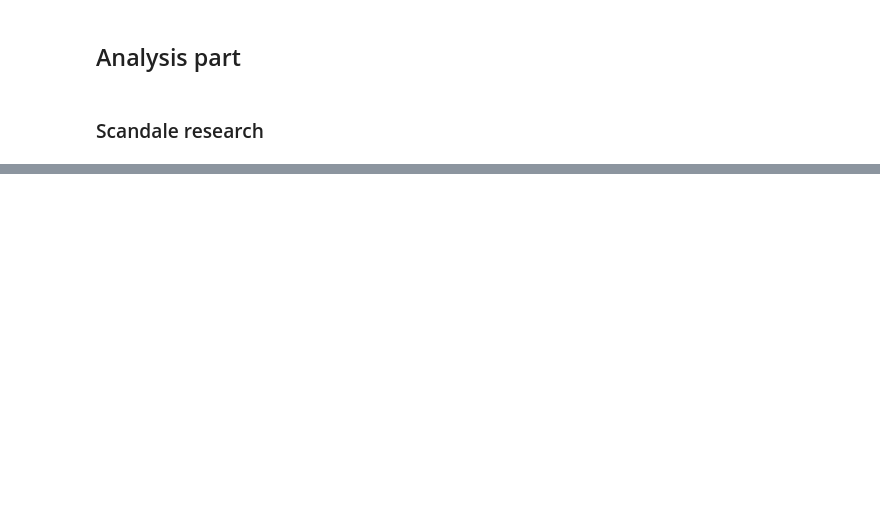
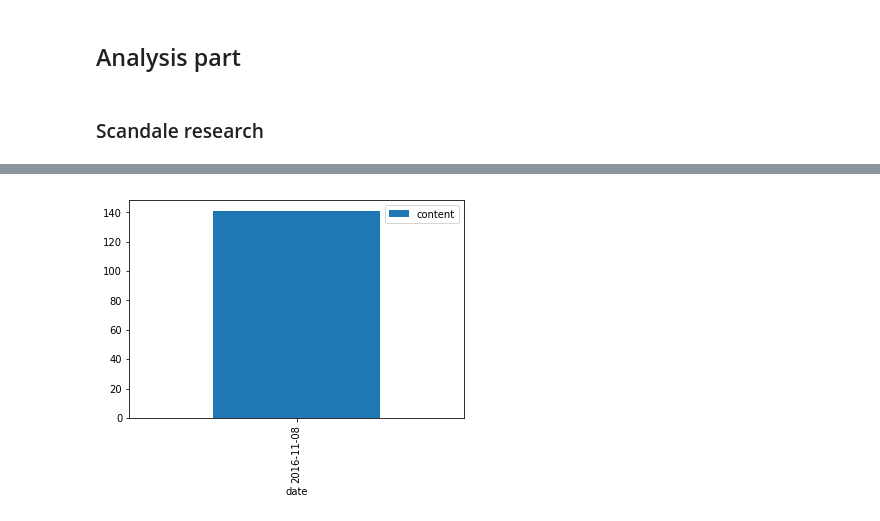
Before and after one commit to journeadrien/Project, a Jupyter notebook: python_code/project.ipynb, the cells around one changed output, grey strips where cells are left out. Drawn from its saved outputs; the diff is of its cells as text; code cells hidden in the pictures; blank space fills up the shorter version.

```diff
--- a/python_code/project.ipynb
+++ b/python_code/project.ipynb
@@ -495,0 +354,14 @@ right_troll_df.groupby('region').count()
+# %%
+keywords = ['neverhillary']
+
+scandale_df = english_df.copy()
+for keyword in keywords :
+    scandale_df = scandale_df[scandale_df['content'].astype(str).str.contains(keyword)]
+
+scandale_df.head()
+scandale_df['date'] = pd.to_datetime(scandale_df['publish_date'], format='%m/%d/%Y %H:%M').dt.date
+time_evolution = scandale_df[['date', 'content']].groupby('date').count()
+time_evolution.plot.bar()
+plt.show()
+# %% [output]
+[figure, added]
```
Also changed, not shown: parts of 28 cells of this notebook.
